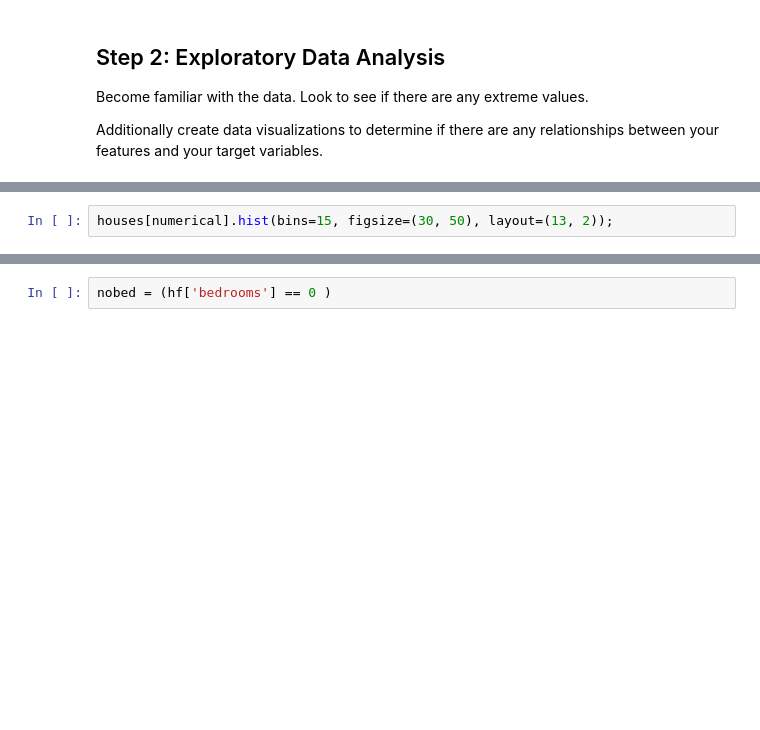
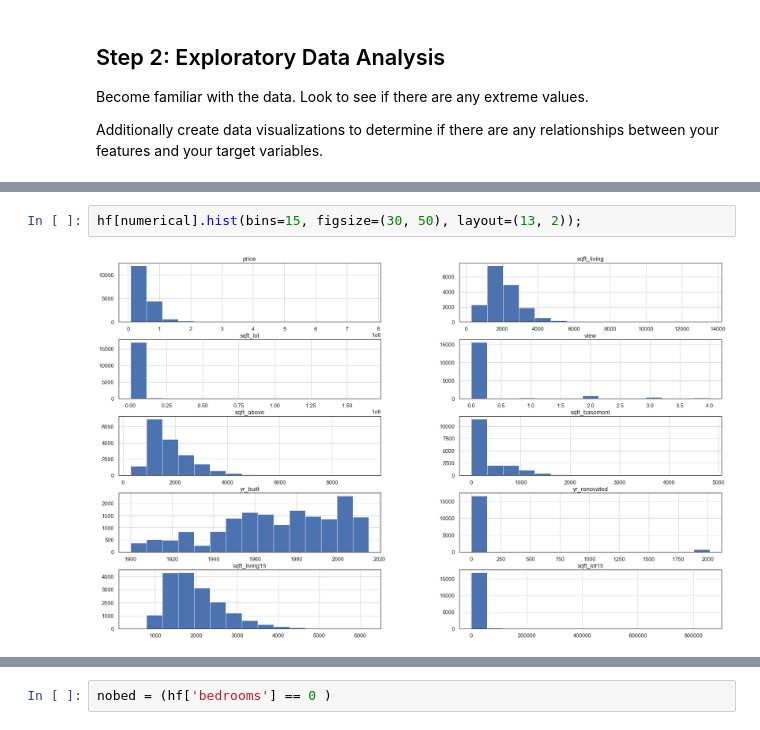
Before and after one commit to Astroraf/Housing_Predictions_Model, a Jupyter notebook: working_notebooks/play_bakeoff_modeling_process.ipynb, the cells around one changed output, grey strips where cells are left out. Cells and saved outputs as stored; diff of their text form; blank space fills up the shorter version.

```diff
--- a/working_notebooks/play_bakeoff_modeling_process.ipynb
+++ b/working_notebooks/play_bakeoff_modeling_process.ipynb
@@ -284,5 +462,7 @@ sns.distplot(
 # %%
-houses[numerical].hist(bins=15, figsize=(30, 50), layout=(13, 2));
+hf[numerical].hist(bins=15, figsize=(30, 50), layout=(13, 2));
+# %% [output]
+[figure, added]
 # %%
 fig, ax = plt.subplots(2, 4, figsize=(30, 20))
 for variable, subplot in zip(categorical, ax.flatten()):
```
Also changed, not shown: parts of 137 cells of this notebook, 5 other files.
